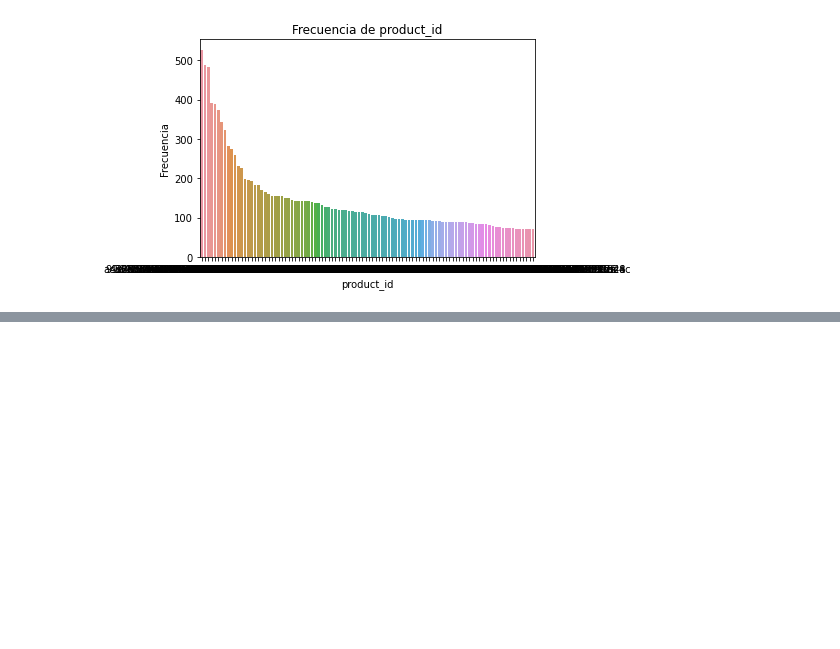
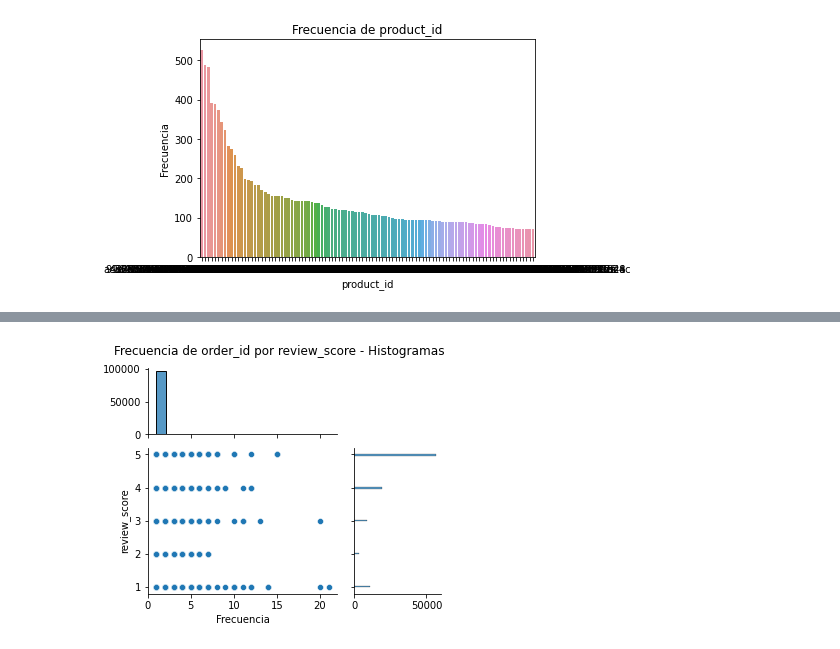
Before and after one commit to alfarodaniel/sistema-recomendacion-canasta-productos, a Jupyter notebook: codigos/estadisticas_descriptivas.ipynb, the cells around one changed output, grey strips where cells are left out. Cells and saved outputs as stored; diff of their text form; code cells hidden in the pictures; blank space fills up the shorter version.

```diff
--- a/codigos/estadisticas_descriptivas.ipynb
+++ b/codigos/estadisticas_descriptivas.ipynb
@@ -138,0 +179,11 @@ sns.barplot(x='product_id', y='Frecuencia', data=df[:100]).set(title='Frecuencia
+# %%
+df = pd.DataFrame(dfConsolidado[['order_id', 'review_score']].value_counts()).reset_index()
+df.columns = ['order_id', 'review_score', 'Frecuencia']
+# Clusters de Ingreso por Puntaje_Gasto e Histogramas
+g = sns.jointplot(data=df, x='Frecuencia', y='review_score', palette='bright', height=5, ratio=2, marginal_ticks=True)
+g.fig.subplots_adjust(top=0.9)
+g.fig.suptitle('Frecuencia de order_id por review_score - Histogramas')
+g.fig.set_figwidth(5)
+g.fig.set_figheight(4)
+# %% [output]
+[figure, added]
```
Also changed, not shown: parts of 14 cells of this notebook, 1 other file.
